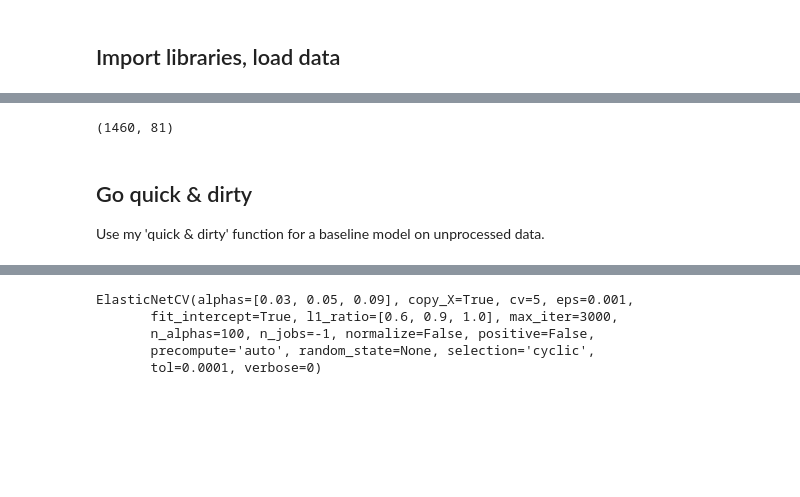
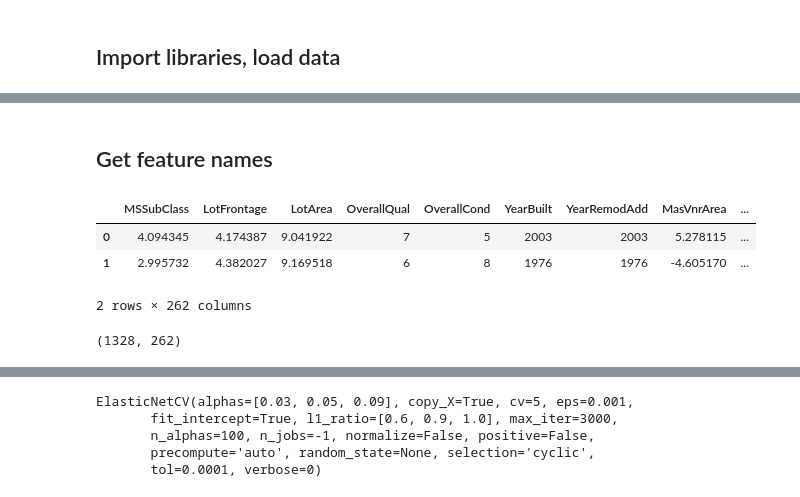
Before and after one commit to rbuerki/projects-ml, a Jupyter notebook: price_prediction_ames_housing/4-Interpretation_Feature_Importance.ipynb, the cells around one changed output, grey strips where cells are left out. Drawn from its saved outputs; the diff is of its cells as text; code cells hidden in the pictures; blank space fills up the shorter version.

```diff
--- a/price_prediction_ames_housing/4-Interpretation_Feature_Importance.ipynb
+++ b/price_prediction_ames_housing/4-Interpretation_Feature_Importance.ipynb
@@ -60,8 +58,0 @@ FileNotFoundError: [Errno 2] File b'data/interim/train_opti_EN.csv' does not exi
-# %%
-# Load data
-raw_data = pd.read_csv('data/raw/train.csv')
-
-# Check shape
-display(raw_data.shape)
-# %% [output]
-(1460, 81)
@@ -74,3 +59,2 @@ display(raw_data.shape)
-# %% [markdown]
-## Go quick & dirty
-Use my 'quick & dirty' function for a baseline model on unprocessed data.
+# %% [markdown]
+## Get feature names
@@ -76,0 +65,11 @@ Use my 'quick & dirty' function for a baseline model on unprocessed data.
+# %%
+# One-Hot-Encode X
+X = pd.get_dummies(X.copy())
+display(X.head(2))
+print(X.shape)
+# %% [output]
+|  | MSSubClass | LotFrontage | LotArea | OverallQual | OverallCond | YearBuilt | YearRemodAdd | MasVnrArea | ... |
+| 0 | 4.094345 | 4.174387 | 9.041922 | 7 | 5 | 2003 | 2003 | 5.278115 | ... |
+| 1 | 2.995732 | 4.382027 | 9.169518 | 6 | 8 | 1976 | 1976 | -4.605170 | ... |
+2 rows × 262 columns
+(1328, 262)
```
Also changed, not shown: parts of 9 cells of this notebook, 1 other file.
